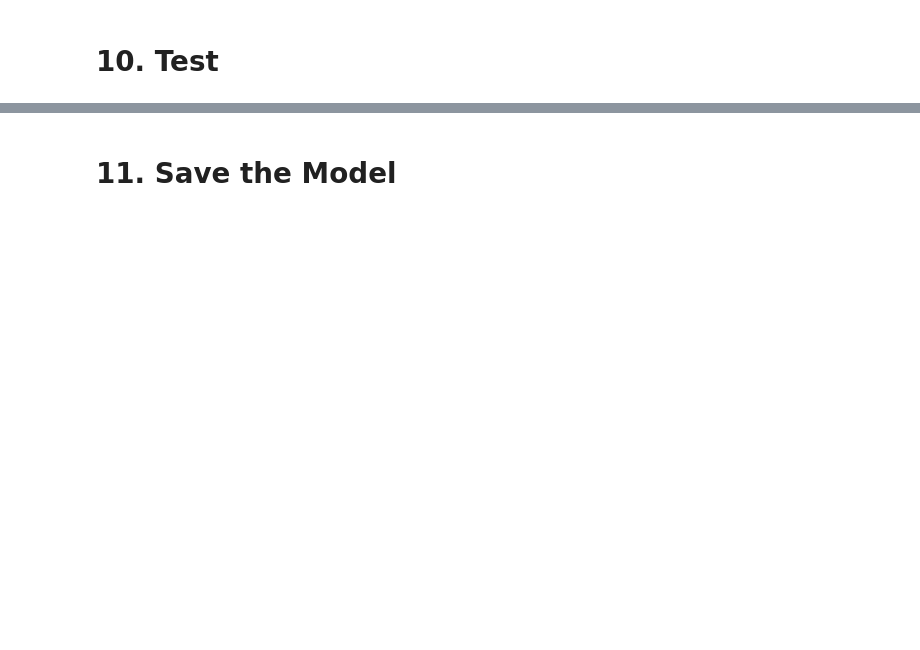
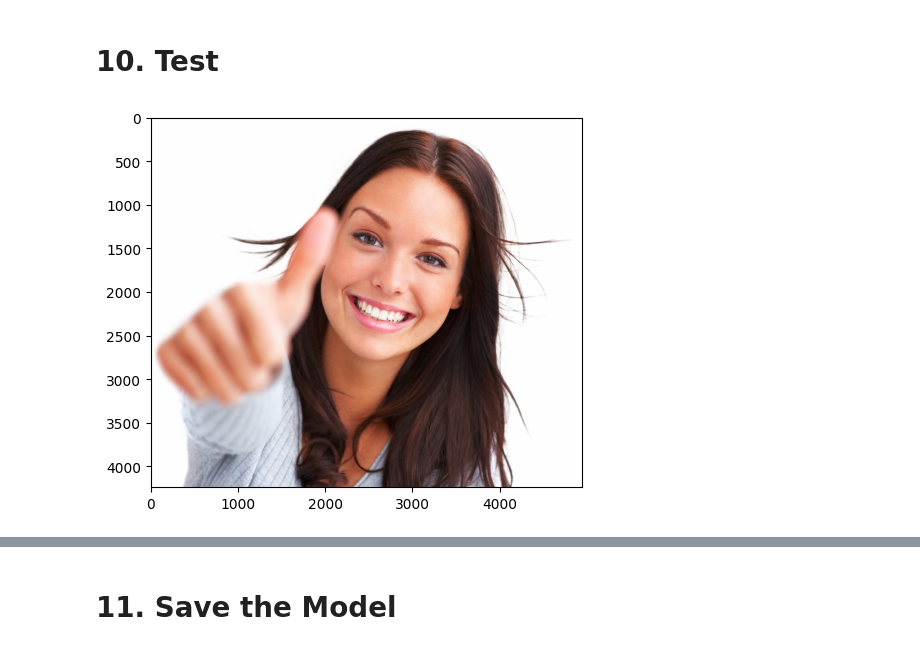
Before and after one commit to Djerade/ImagesClassification, a Jupyter notebook: Getting_Started.ipynb, the cells around one changed output, grey strips where cells are left out. Cells and saved outputs as stored; diff of their text form; code cells hidden in the pictures; blank space fills up the shorter version.

```diff
--- a/Getting_Started.ipynb
+++ b/Getting_Started.ipynb
@@ -229,11 +242,13 @@ print(pre.result().numpy(), re.result().numpy(), acc.result().numpy())
 # %%
 import cv2
 # %%
-
-img = cv2.imread('/content/gdrive/MyDrive/Colab Notebooks/ImageClassification/happy.jpg')
+#img = cv2.imread('154006829.jpg')
+img = cv2.imread('/content/gdrive/MyDrive/ImageClassification/happy.jpg')
 #plt.imshow(img)
 plt.imshow(cv2.cvtColor(img, cv2.COLOR_BGR2RGB))
 plt.show()
+# %% [output]
+[figure, added]
 # %%
 img = cv2.cvtColor(img, cv2.COLOR_BGR2RGB)
 
```
Also changed, not shown: parts of 39 cells of this notebook.
